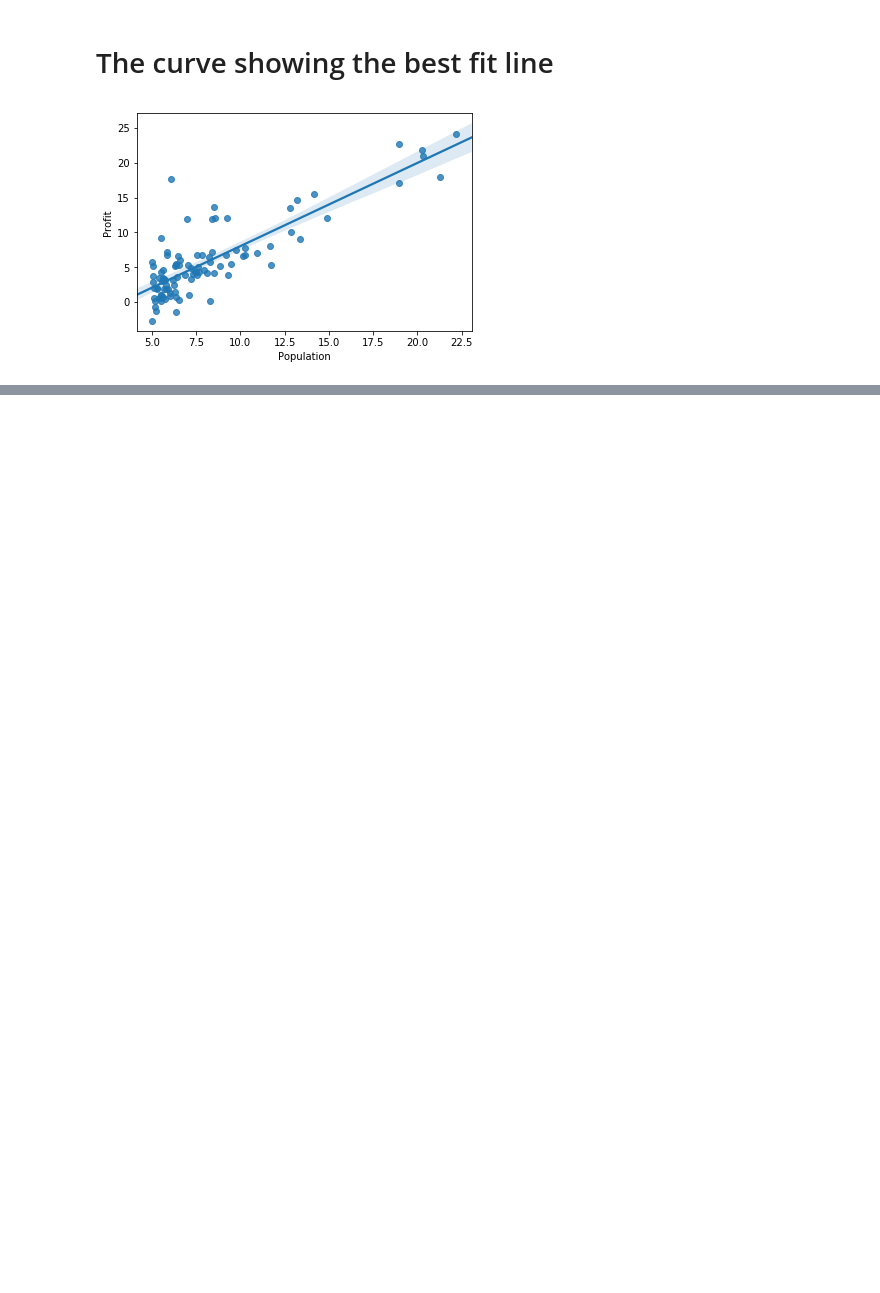
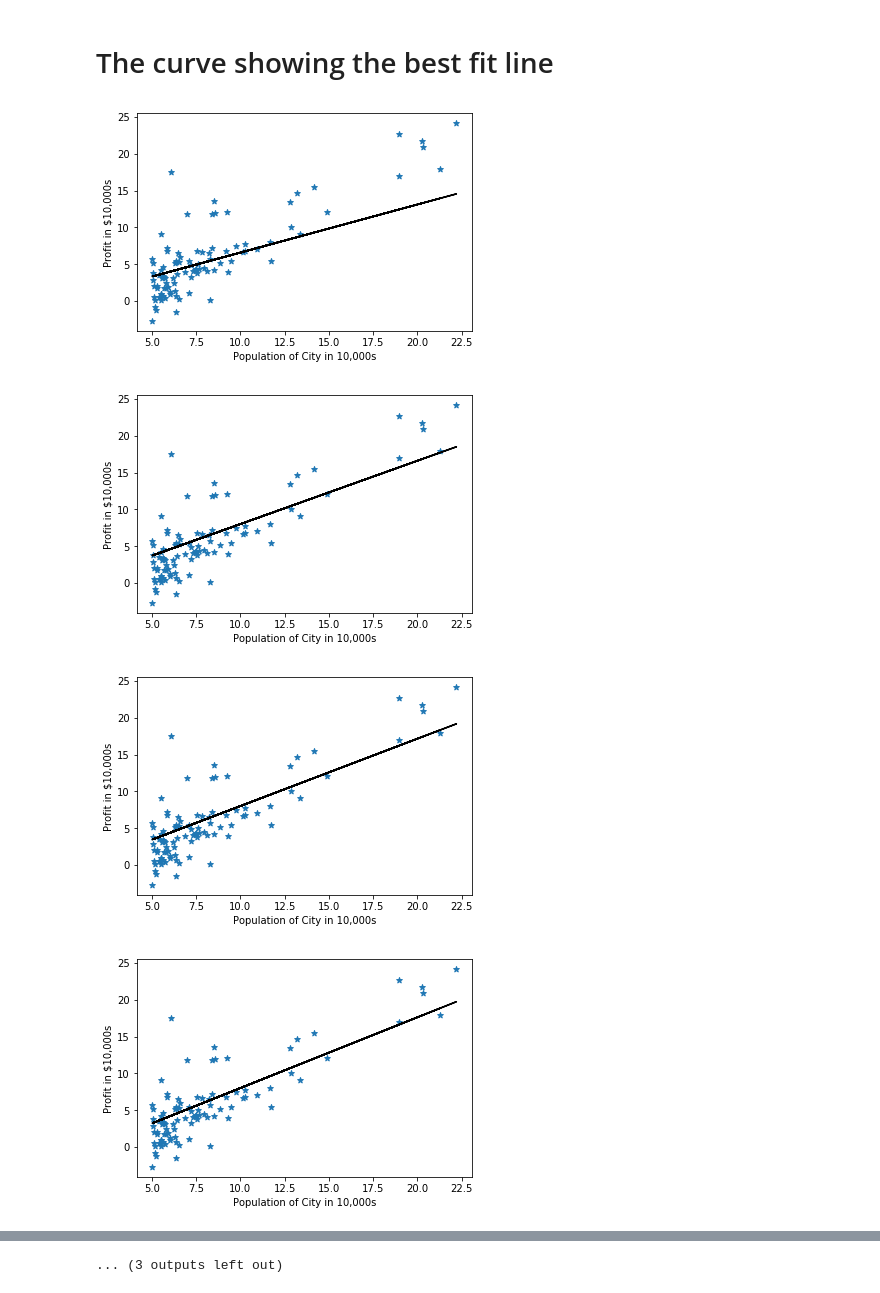
Before and after one commit to pushkalmani/machineLearning-algorithms, a Jupyter notebook: linearRegression.ipynb, the cells around one changed output, grey strips where cells are left out. Cells and saved outputs as stored; diff of their text form; code cells hidden in the pictures; blank space fills up the shorter version.

```diff
--- a/linearRegression.ipynb
+++ b/linearRegression.ipynb
@@ -83,8 +77,19 @@ plt.show()
 # %% [markdown]
 # The curve showing the best fit line
-# %%
-import seaborn as nsn
-nsn.regplot(df.Population,df.Profit)
-plt.show()
-# %% [output]
-[figure, removed]
+# %%
+import seaborn as nsn
+x=df.Population
+y=df.Profit
+for i in range(1500):
+    if i%100==0:
+        plt.scatter(x,y,marker='*')
+        plt.xlabel('Population of City in 10,000s')
+        plt.ylabel('Profit in $10,000s')
+        plt.plot(x,theta_array[i][0]+theta_array[i][1]*x,'black')
+        plt.savefig('{}.png'.format(i))
+        plt.show()
+# %% [output]
+[figure, added]
+[figure, added]
+[figure, added]
+[figure, added]
@@ -90,0 +104 @@ plt.show()
+... (3 outputs left out)
```
Also changed, not shown: parts of 7 cells of this notebook.
